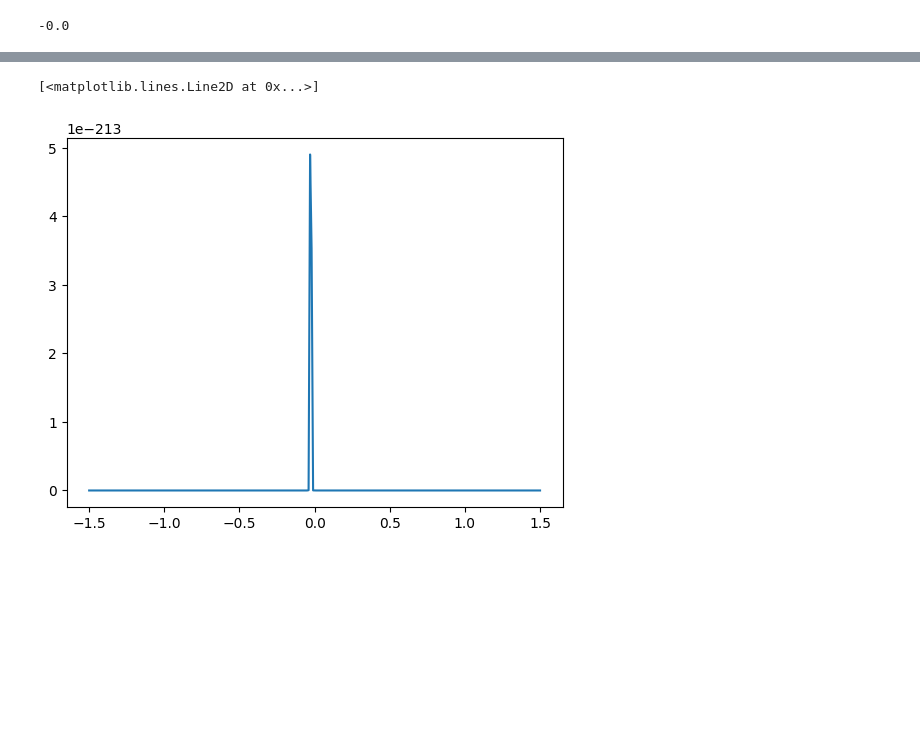
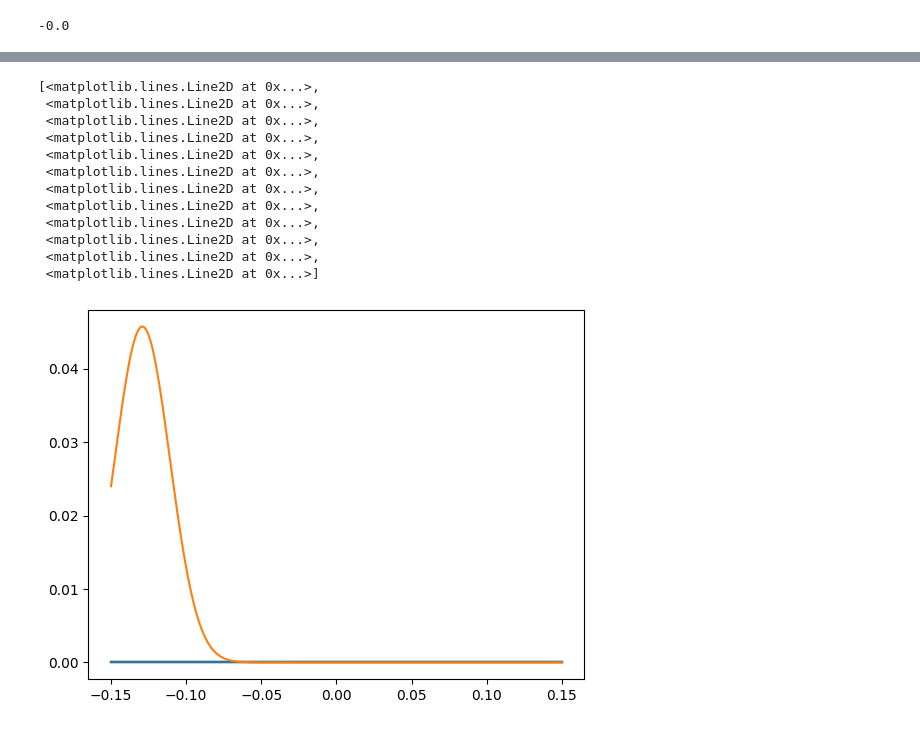
Before and after one commit to AnfimovAleksandr/mag_diploma, a Jupyter notebook: Двумерная_смесь.ipynb, the cells around one changed output, grey strips where cells are left out. Cells and saved outputs as stored; diff of their text form; code cells hidden in the pictures; blank space fills up the shorter version.

```diff
--- a/Двумерная_смесь.ipynb
+++ b/Двумерная_смесь.ipynb
@@ -198,23 +198,27 @@ a_weights, a_s_proba, p_a
 a = -0.136
 y = -240000
 p_a_y = 0
-a_y_weights = best_2_dim_gmm.predict_proba(np.array([[a, y]]))[0]
 for i in range(best_2_dim_gmm.means_.shape[1]):
-    p_a_y += multivariate_normal.pdf([a, y], best_2_dim_gmm.means_[i], best_2_dim_gmm.covariances_[i]) * a_y_weights[i]
+    p_a_y += multivariate_normal.pdf([a, y], best_2_dim_gmm.means_[i], best_2_dim_gmm.covariances_[i]) * best_2_dim_gmm.weights_[i]
 
 p_a_y * y
 # %% [output]
 -0.0
 # %%
-def cur_pdf_2_dim (y, a):
+def cur_pdf_2_dim_dot_y (y, a):
     p_a_y = 0
-    a_y_weights = best_2_dim_gmm.predict_proba(np.array([[a, y]]))[0]
-    for i in range(best_2_dim_gmm.means_.shape[1]):
-        p_a_y += multivariate_normal.pdf([a, y], best_2_dim_gmm.means_[i], best_2_dim_gmm.covariances_[i]) * a_y_weights[i]
+    for i in range(best_2_dim_gmm.means_.shape[0]):
+        p_a_y += multivariate_normal.pdf([a, y], best_2_dim_gmm.means_[i], best_2_dim_gmm.covariances_[i]) * best_2_dim_gmm.weights_[i]
 
     return p_a_y * y
 
+def cur_pdf_2_dim (y, a):
+    p_a_y = 0
+    for i in range(best_2_dim_gmm.means_.shape[0]):
+        p_a_y += multivariate_normal.pdf([a, y], best_2_dim_gmm.means_[i], best_2_dim_gmm.covariances_[i]) * best_2_dim_gmm.weights_[i]
+
+    return p_a_y
+
 def cur_pdf_1_dim (a):
-    a_weights = gmm.predict_proba(np.array(a).reshape(-1, 1))
     a_s_proba = norm.pdf(a, gmm.means_.reshape(1, -1), gmm.covariances_.reshape(1, -1) ** 0.5)
-    return (a_s_proba * a_weights).sum()
+    return (a_s_proba * gmm.weights_).sum()
@@ -220,0 +243,7 @@ def cur_pdf_1_dim (a):
+# %%
+def cur_pdf_2_dim_4 (y, a, p_a):
+    p_a_y = []
+    for i in range(best_2_dim_gmm.means_.shape[0]):
+        p_a_y.append(multivariate_normal.pdf([a, y], best_2_dim_gmm.means_[i], best_2_dim_gmm.covariances_[i]) * best_2_dim_gmm.weights_[i] / p_a)
+
+    return p_a_y
@@ -221,14 +253,28 @@ def cur_pdf_1_dim (a):
 # %%
-y_s = [i/100 for i in range(-150, 151)]
+y_s = [i/1000 for i in range(-150, 151)]
 res = []
 p_a = cur_pdf_1_dim(-0.05)
 for y in y_s:
-    res.append(cur_pdf_2_dim(y, a) / p_a)
+    # res.append(cur_pdf_1_dim(y))
+    res.append(cur_pdf_2_dim_4(y, -0.15, p_a))
+
+res = np.array(res)
 
 plt.plot(y_s, res)
 # %% [output]
-[<matplotlib.lines.Line2D at 0x...>]
+[<matplotlib.lines.Line2D at 0x...>,
+ <matplotlib.lines.Line2D at 0x...>,
+ <matplotlib.lines.Line2D at 0x...>,
+ <matplotlib.lines.Line2D at 0x...>,
+ <matplotlib.lines.Line2D at 0x...>,
+ <matplotlib.lines.Line2D at 0x...>,
+ <matplotlib.lines.Line2D at 0x...>,
+ <matplotlib.lines.Line2D at 0x...>,
+ <matplotlib.lines.Line2D at 0x...>,
+ <matplotlib.lines.Line2D at 0x...>,
+ <matplotlib.lines.Line2D at 0x...>,
+ <matplotlib.lines.Line2D at 0x...>]
-[figure, old version]
+[figure, new version]
 # %%
 minimum = int(min(np_data_euro)[0] * 1000 - 1)
 maximum = int(max(np_data_euro)[0] * 1000 + 1)
```
Also changed, not shown: parts of 9 cells of this notebook, 2 other files.
